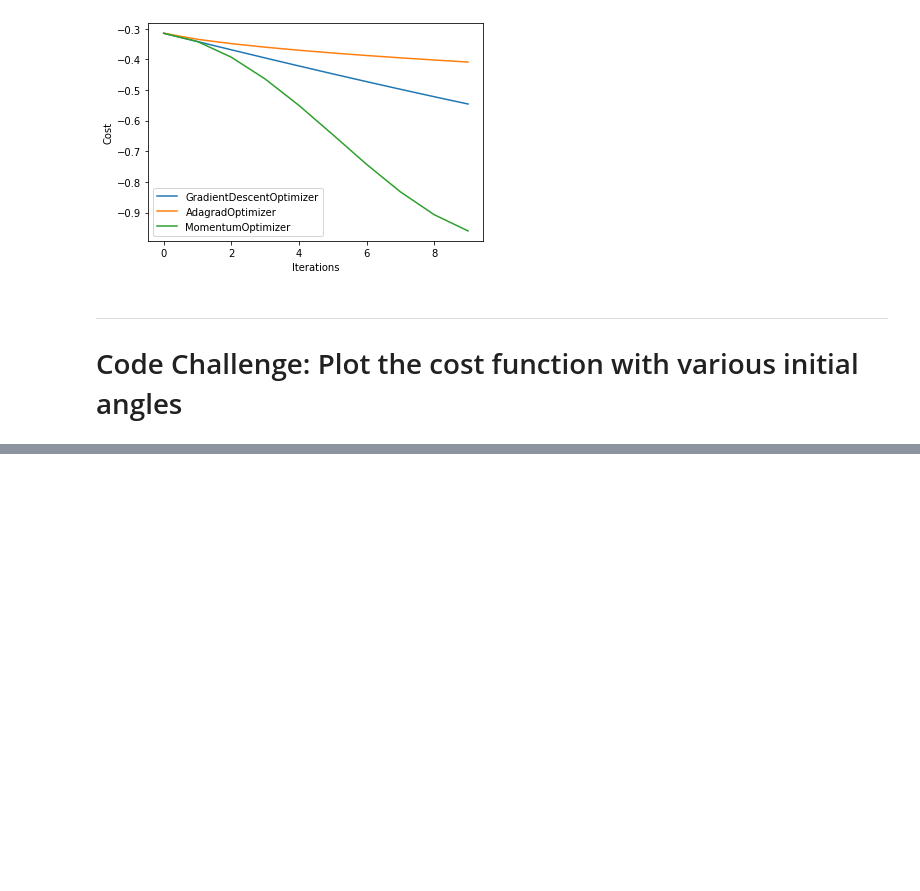
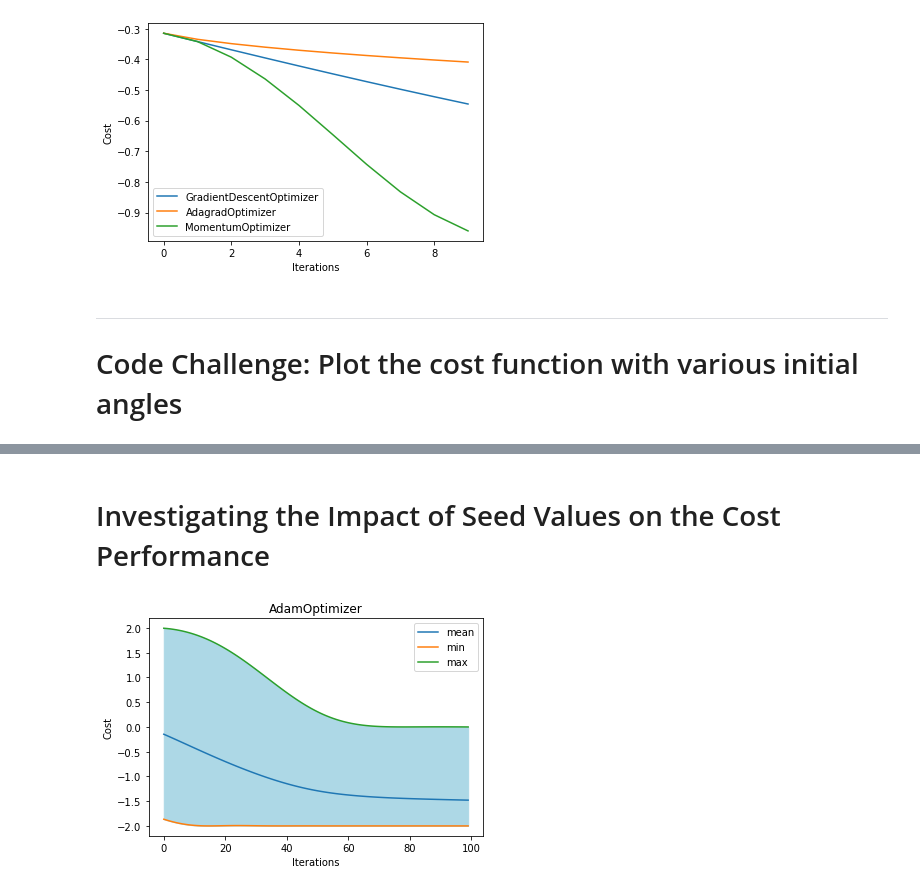
Before and after one commit to AgnostiqHQ/tutorials_covalent_rpi_2022, a Jupyter notebook: qaoa.ipynb, the cells around one changed output, grey strips where cells are left out. Cells and saved outputs as stored; diff of their text form; code cells hidden in the pictures; blank space fills up the shorter version.

Commit message:
seed params bit

```diff
--- a/qaoa.ipynb
+++ b/qaoa.ipynb
@@ -425,0 +426,28 @@ NameError: name 'mean_min_max' is not defined
+# %% [markdown]
+# Investigating the Impact of Seed Values on the Cost Performance
+# %%
+optimizers = [qml.AdamOptimizer()]
+
+iterations = 100
+
+seeds = [np.random.randint(1,10000) for i in range(10)]
+
+dispatch_id=ct.dispatch(run_exp)(p=1,qubits=2,prob=0.3,seed=seeds, optimizers=optimizers,iterations=iterations)
+# %%
+local_result = ct.get_result(dispatch_id,wait=True)
+local_result=local_result.result
+plt.fill_between(list(range(iterations)),np.array(local_result[1][0]),np.array(local_result[2][0]),color='lightblue')
+
+labels = ['mean','min','max']
+
+for i in range(len(local_result)):
+    plt.plot(np.array(local_result[i][0]), label=labels[i])
+
+
+plt.legend()
+plt.title('AdamOptimizer')
+plt.xlabel('Iterations')
+plt.ylabel('Cost')
+plt.show()
+# %% [output]
+[figure, added]
```
Also changed, not shown: parts of 1 cell of this notebook.
